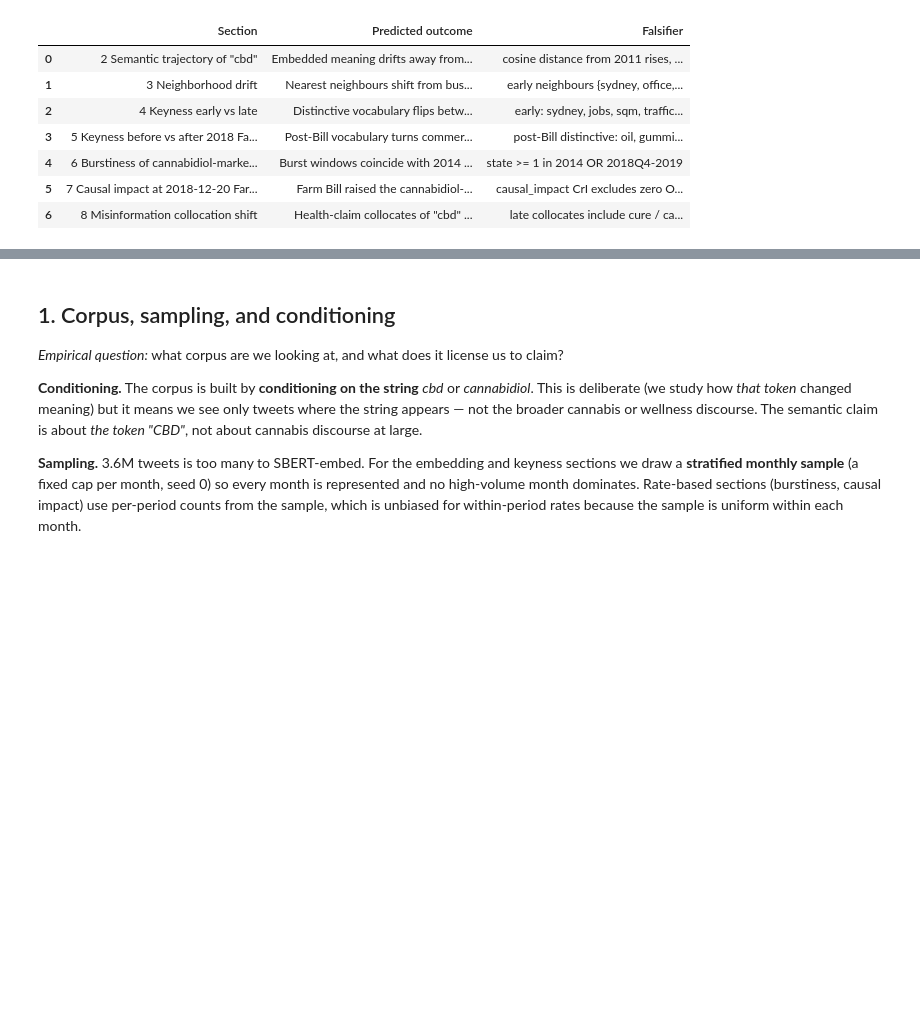
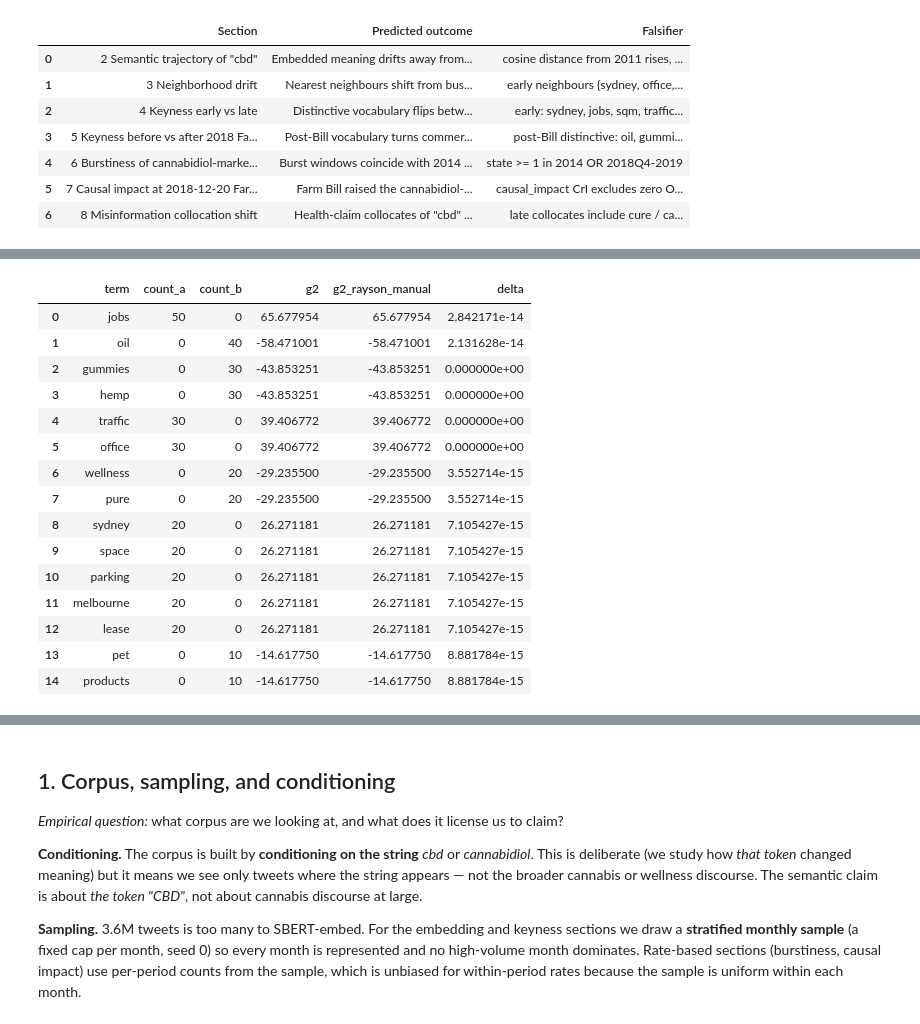
Before and after one commit to jturner-uofl/pycorpdiff, a Jupyter notebook: examples/cbd_case_study.ipynb, the cells around one changed output, grey strips where cells are left out. Saved outputs shown, nothing was run; the diff lists cells and outputs as text; code cells hidden in the pictures; blank space fills up the shorter version.

```diff
--- a/examples/cbd_case_study.ipynb
+++ b/examples/cbd_case_study.ipynb
@@ -182,0 +202,65 @@ prereg
+# %%
+def rayson_ll(a, b, N_a, N_b):
+    # Rayson & Garside (2000) 2-cell log-likelihood as implemented in the LL Wizard.
+    # Used here to independently verify pycorpdiff's formula='rayson' output.
+    if a == 0 and b == 0:
+        return 0.0
+    E_a = N_a * (a + b) / (N_a + N_b)
+    E_b = N_b * (a + b) / (N_a + N_b)
+    ll = 0.0
+    if a > 0 and E_a > 0:
+        ll += 2 * a * np.log(a / E_a)
+    if b > 0 and E_b > 0:
+        ll += 2 * b * np.log(b / E_b)
+    return ll
+
+
+# Small synthetic corpora (deterministic; not dependent on the CBD corpus).
+val_a_df = pd.DataFrame({'text': [
+    'sydney cbd jobs parking traffic office',
+    'melbourne cbd jobs office lease space',
+    'brisbane cbd traffic parking road jobs',
+    'sydney cbd jobs jobs traffic',
+    'melbourne cbd office space lease',
+] * 10})
+val_b_df = pd.DataFrame({'text': [
+    'cbd oil hemp wellness gummies',
+    'buy cbd oil pure hemp products',
+    'cbd gummies anxiety sleep relief',
+    'hemp oil cbd wellness pet',
+    'cbd vape oil gummies pure',
+] * 10})
+val_a = pcd.from_dataframe(val_a_df, text_col='text')
+val_b = pcd.from_dataframe(val_b_df, text_col='text')
+
+# 1) pycorpdiff's Rayson G^2
+val_kn = pcd.compare(val_a, val_b).keyness(min_count=2, formula='rayson')
+val_top = val_kn.to_df().head(15).copy()
+
+# 2) Manual Rayson formula re-computation. pycorpdiff signs G^2 by the
+# log_ratio direction (negative for B-distinctive terms); rayson_ll
+# returns the unsigned magnitude. Apply the same sign convention so the
+# comparison is apples-to-apples.
+N_a = val_a.total_tokens()
+N_b = val_b.total_tokens()
+
+
+def _signed_rayson_ll(a, b, N_a, N_b):
+    mag = rayson_ll(a, b, N_a, N_b)
+    # Direction of the rate difference -> sign of pycorpdiff's signed G^2.
+    sign = 1.0 if (a * N_b) >= (b * N_a) else -1.0
+    return sign * mag
+
+
+val_top['g2_rayson_manual'] = val_top.apply(
+    lambda r: _signed_rayson_ll(int(r['count_a']), int(r['count_b']), N_a, N_b),
+    axis=1)
+val_top['delta'] = (val_top['g2'] - val_top['g2_rayson_manual']).abs()
+max_delta = float(val_top['delta'].max())
+
+print(f'|delta| pycorpdiff vs hand-computed (signed) Rayson, max over top-15: {max_delta:.2e}')
+print(f'Tolerance: 1e-12 -> ' + ('PASS - byte-identical to Rayson LL Wizard'
+                                  if max_delta < 1e-12 else 'CHECK'))
+print()
+val_top[['term', 'count_a', 'count_b', 'g2', 'g2_rayson_manual', 'delta']]
+# %% [output]
@@ -182,0 +269,16 @@ prereg
+|  | term | count_a | count_b | g2 | g2_rayson_manual | delta |
+| 0 | jobs | 50 | 0 | 65.677954 | 65.677954 | 2.842171e-14 |
+| 1 | oil | 0 | 40 | -58.471001 | -58.471001 | 2.131628e-14 |
+| 2 | gummies | 0 | 30 | -43.853251 | -43.853251 | 0.000000e+00 |
+| 3 | hemp | 0 | 30 | -43.853251 | -43.853251 | 0.000000e+00 |
+| 4 | traffic | 30 | 0 | 39.406772 | 39.406772 | 0.000000e+00 |
+| 5 | office | 30 | 0 | 39.406772 | 39.406772 | 0.000000e+00 |
+| 6 | wellness | 0 | 20 | -29.235500 | -29.235500 | 3.552714e-15 |
+| 7 | pure | 0 | 20 | -29.235500 | -29.235500 | 3.552714e-15 |
+| 8 | sydney | 20 | 0 | 26.271181 | 26.271181 | 7.105427e-15 |
+| 9 | space | 20 | 0 | 26.271181 | 26.271181 | 7.105427e-15 |
+| 10 | parking | 20 | 0 | 26.271181 | 26.271181 | 7.105427e-15 |
+| 11 | melbourne | 20 | 0 | 26.271181 | 26.271181 | 7.105427e-15 |
+| 12 | lease | 20 | 0 | 26.271181 | 26.271181 | 7.105427e-15 |
+| 13 | pet | 0 | 10 | -14.617750 | -14.617750 | 8.881784e-15 |
+| 14 | products | 0 | 10 | -14.617750 | -14.617750 | 8.881784e-15 |
```
Also changed, not shown: parts of 4 cells of this notebook, 1 other file.
